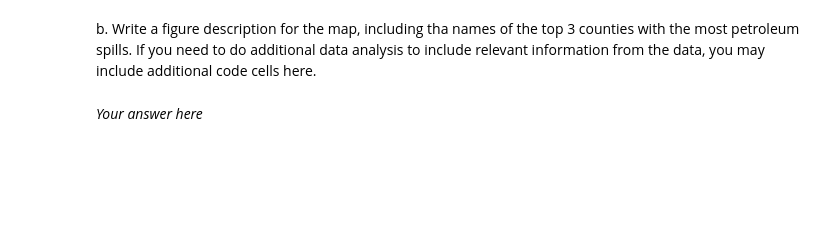
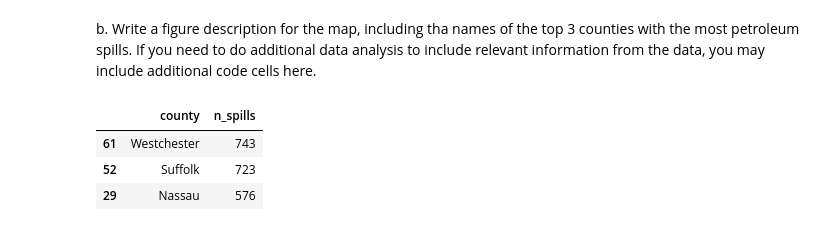
Before and after one commit to rfswick/eds220-hwk3, a Jupyter notebook: hwk3-task2-oil-spills.ipynb, the cells around one changed output. Drawn from its saved outputs; the diff is of its cells as text; code cells hidden in the pictures; blank space fills up the shorter version.

Commit message:
Answer questions 7b - 8

```diff
--- a/hwk3-task2-oil-spills.ipynb
+++ b/hwk3-task2-oil-spills.ipynb
@@ -496,5 +533,11 @@ Your map should be polished and have (at least) the following updates:
 <!-- BEGIN QUESTION -->
 
 b. Write a figure description for the map, including tha names of the top 3 counties with the most petroleum spills. If you need to do additional data analysis to include relevant information from the data, you may include additional code cells here.
-# %% [markdown]
-*Your answer here*
+# %%
+# Top 3 counties with the most petroleum spills
+spills_per_county.nlargest(3, 'n_spills')
+# %% [output]
+|  | county | n_spills |
+| 61 | Westchester | 743 |
+| 52 | Suffolk | 723 |
+| 29 | Nassau | 576 |
```
Also changed, not shown: parts of 13 cells of this notebook.
